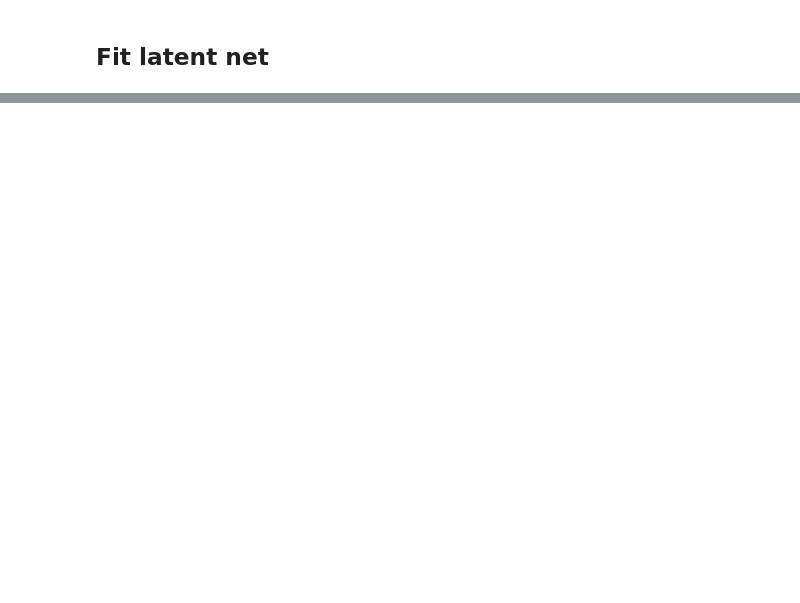
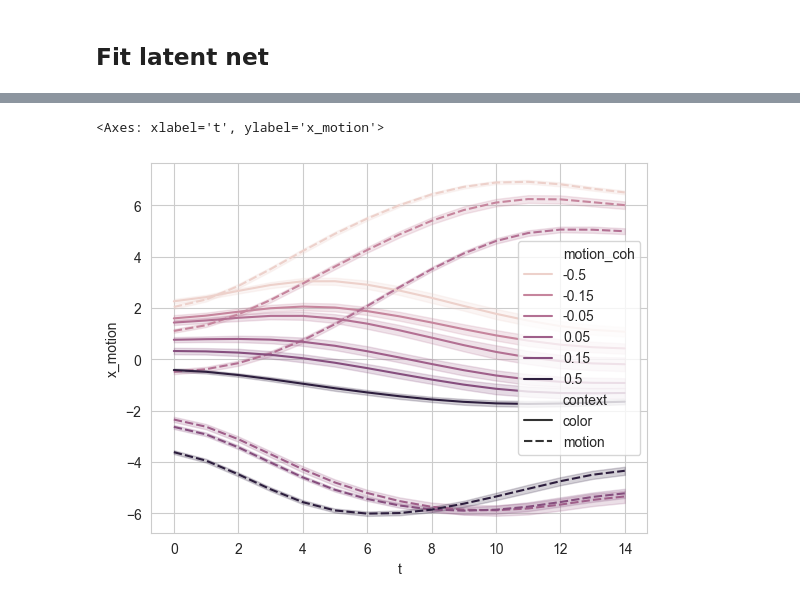
Before and after one commit to engellab/latentcircuit, a Jupyter notebook: TutorialPFC.ipynb, the cells around one changed output, grey strips where cells are left out. Cells and saved outputs as stored; diff of their text form; code cells hidden in the pictures; blank space fills up the shorter version.

```diff
--- a/TutorialPFC.ipynb
+++ b/TutorialPFC.ipynb
@@ -390,0 +179,21 @@ u.shape, z.shape, y.shape
+# %%
+# Project PFC responses onto columns of Q and reshape into pandas dataframe
+rows = []
+q = latent_net.q
+y_proj = y @ q.t()
+y_proj = y_proj[:,75::5,:]
+for k in range(y_proj.shape[0]):
+    for t in range(y_proj.shape[1]):
+        for node in range(y_proj.shape[2]):
+            rows.append({'k':k,
+                         'context':flattened_conditions[k][0],
+                         'motion_coh': flattened_conditions[k][1],
+                         'color_coh': flattened_conditions[k][2],
+                         'correct_choice': flattened_conditions[k][3],
+                         'x_context': y_proj[k,t,1].item() - y_proj[k,t,0].item(),
+                         'x_motion': y_proj[k,t,3].item() - y_proj[k,t,2].item(),
+                         'x_color': y_proj[k,t,5].item() - y_proj[k,t,4].item(),
+                         'x_choice': y_proj[k,t,7].item() - y_proj[k,t,6].item(),
+                         't': t})
+
+pfc_df = pd.DataFrame(rows)
@@ -390,0 +207,7 @@ u.shape, z.shape, y.shape
+# %%
+# Plot projected PFC responses.
+plt.figure()
+sns.lineplot(data = pfc_df, x = 't',y = 'x_motion',hue = 'motion_coh',style = 'context')
+# %% [output]
+<Axes: xlabel='t', ylabel='x_motion'>
+[figure, added]
```
Also changed, not shown: parts of 31 cells of this notebook, 3 other files.
